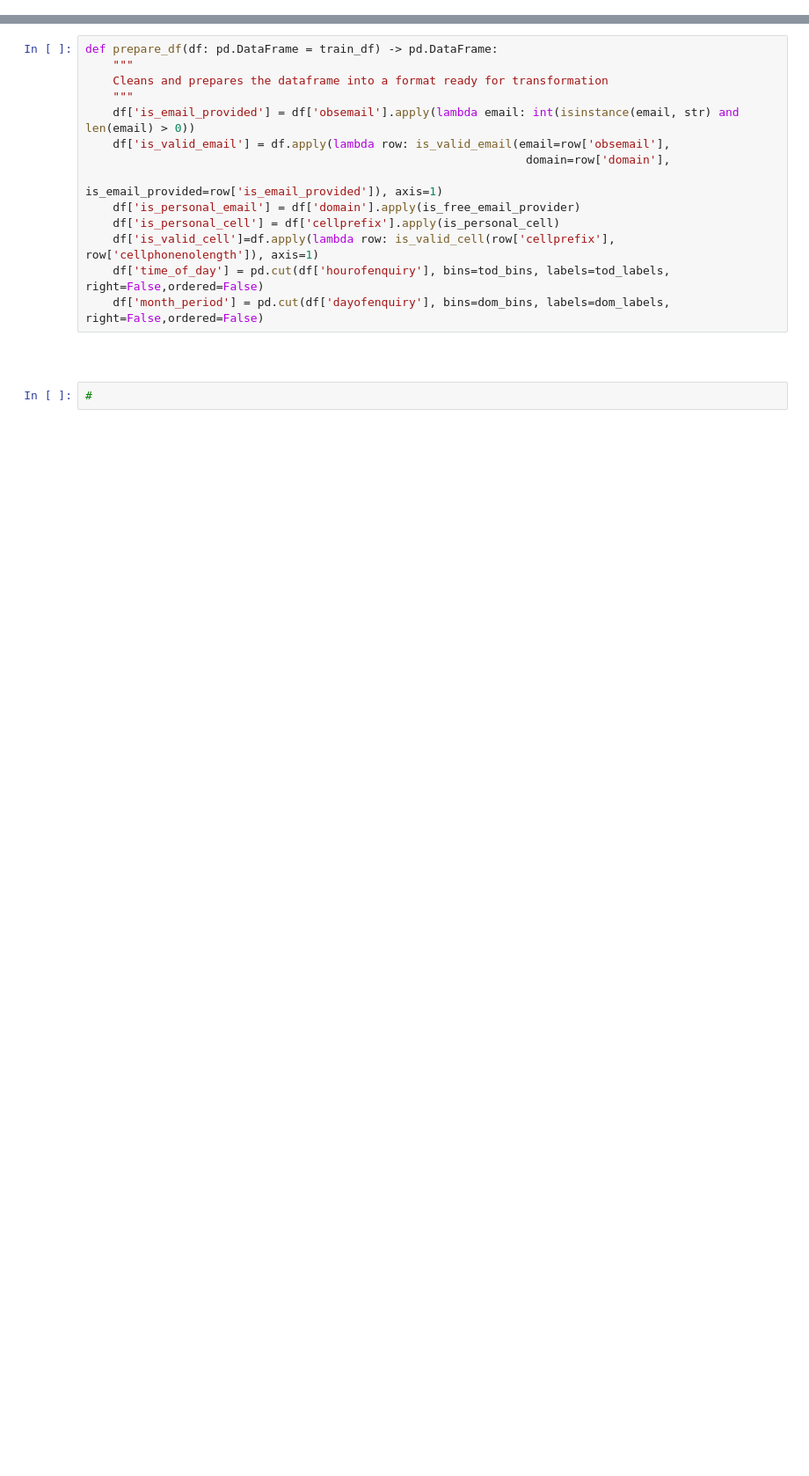
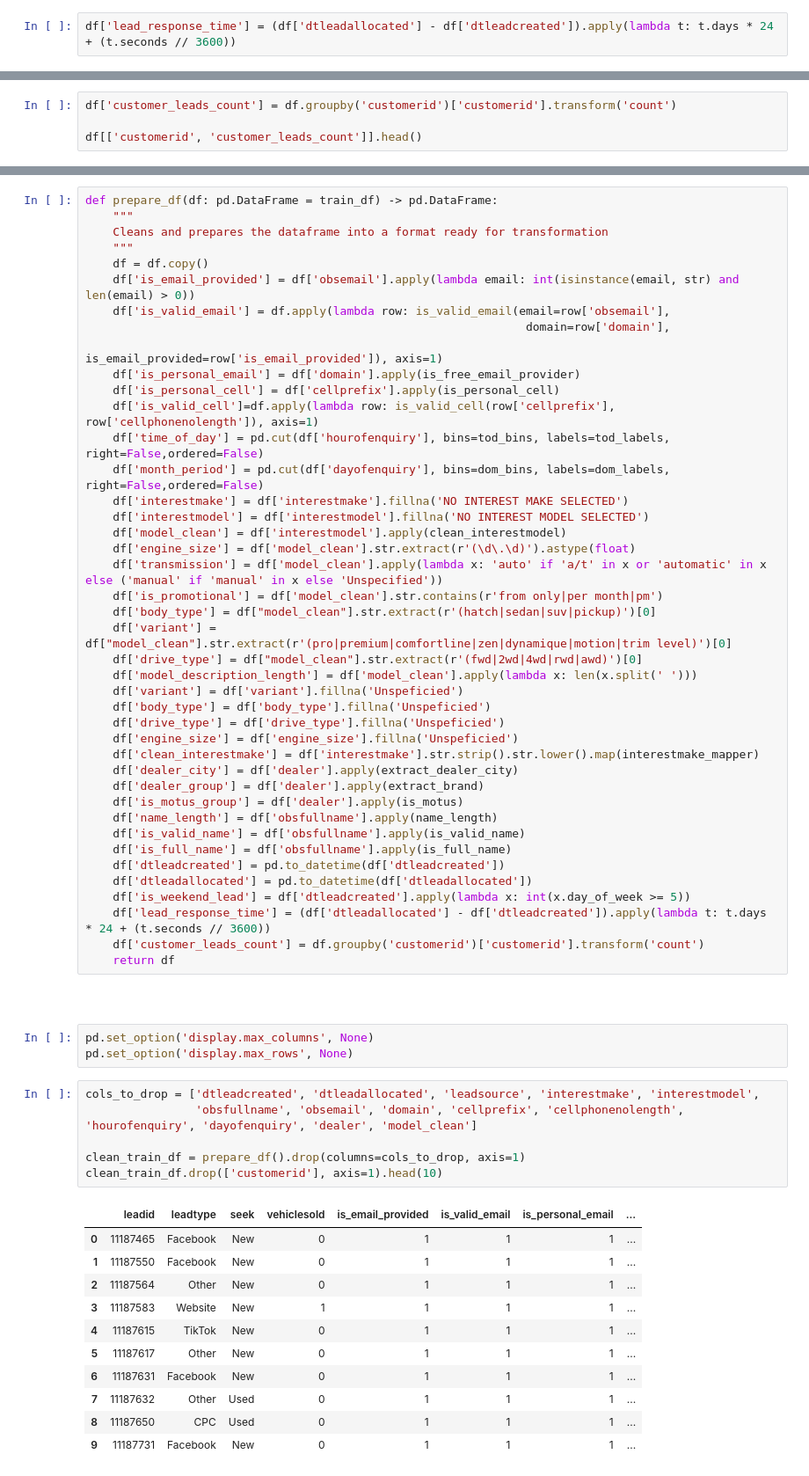
Before and after one commit to RimanaSifiso/mx-hackathon-competition, a Jupyter notebook: notebooks/data-cleaning-and-preparation.ipynb, the cells around one changed output, grey strips where cells are left out. Shown at 88% size. Cells and saved outputs as stored; diff of their text form; blank space fills up the shorter version.

```diff
--- a/notebooks/data-cleaning-and-preparation.ipynb
+++ b/notebooks/data-cleaning-and-preparation.ipynb
@@ -211,0 +350,2 @@ amarok 2.0tdi double cab life
+# %%
+df['lead_response_time'] = (df['dtleadallocated'] - df['dtleadcreated']).apply(lambda t: t.days * 24 + (t.seconds // 3600))
@@ -211,0 +370,4 @@ amarok 2.0tdi double cab life
+# %%
+df['customer_leads_count'] = df.groupby('customerid')['customerid'].transform('count')
+
+df[['customerid', 'customer_leads_count']].head()
@@ -216,6 +385,7 @@ def prepare_df(df: pd.DataFrame = train_df) -> pd.DataFrame:
     """
     Cleans and prepares the dataframe into a format ready for transformation
     """
+    df = df.copy()
     df['is_email_provided'] = df['obsemail'].apply(lambda email: int(isinstance(email, str) and len(email) > 0))
     df['is_valid_email'] = df.apply(lambda row: is_valid_email(email=row['obsemail'],
                                                                 domain=row['domain'],
@@ -225,7 +395,53 @@ def prepare_df(df: pd.DataFrame = train_df) -> pd.DataFrame:
     df['is_valid_cell']=df.apply(lambda row: is_valid_cell(row['cellprefix'], row['cellphonenolength']), axis=1)
     df['time_of_day'] = pd.cut(df['hourofenquiry'], bins=tod_bins, labels=tod_labels, right=False,ordered=False)
     df['month_period'] = pd.cut(df['dayofenquiry'], bins=dom_bins, labels=dom_labels, right=False,ordered=False)
+    df['interestmake'] = df['interestmake'].fillna('NO INTEREST MAKE SELECTED')
+    df['interestmodel'] = df['interestmodel'].fillna('NO INTEREST MODEL SELECTED')
+    df['model_clean'] = df['interestmodel'].apply(clean_interestmodel)
+    df['engine_size'] = df['model_clean'].str.extract(r'(\d\.\d)').astype(float)
+    df['transmission'] = df['model_clean'].apply(lambda x: 'auto' if 'a/t' in x or 'automatic' in x else ('manual' if 'manual' in x else 'Unspecified'))
+    df['is_promotional'] = df['model_clean'].str.contains(r'from only|per month|pm')
+    df['body_type'] = df["model_clean"].str.extract(r'(hatch|sedan|suv|pickup)')[0]
+    df['variant'] = df["model_clean"].str.extract(r'(pro|premium|comfortline|zen|dynamique|motion|trim level)')[0]
+    df['drive_type'] = df["model_clean"].str.extract(r'(fwd|2wd|4wd|rwd|awd)')[0]
+    df['model_description_length'] = df['model_clean'].apply(lambda x: len(x.split(' ')))
+    df['variant'] = df['variant'].fillna('Unspeficied')
+    df['body_type'] = df['body_type'].fillna('Unspeficied')
+    df['drive_type'] = df['drive_type'].fillna('Unspeficied')
+    df['engine_size'] = df['engine_size'].fillna('Unspeficied')
+    df['clean_interestmake'] = df['interestmake'].str.strip().str.lower().map(interestmake_mapper)
+    df['dealer_city'] = df['dealer'].apply(extract_dealer_city)
+    df['dealer_group'] = df['dealer'].apply(extract_brand)
+    df['is_motus_group'] = df['dealer'].apply(is_motus)
+    df['name_length'] = df['obsfullname'].apply(name_length)
+    df['is_valid_name'] = df['obsfullname'].apply(is_valid_name)
+    df['is_full_name'] = df['obsfullname'].apply(is_full_name)
+    df['dtleadcreated'] = pd.to_datetime(df['dtleadcreated'])
+    df['dtleadallocated'] = pd.to_datetime(df['dtleadallocated'])
+    df['is_weekend_lead'] = df['dtleadcreated'].apply(lambda x: int(x.day_of_week >= 5))
+    df['lead_response_time'] = (df['dtleadallocated'] - df['dtleadcreated']).apply(lambda t: t.days * 24 + (t.seconds // 3600))
+    df['customer_leads_count'] = df.groupby('customerid')['customerid'].transform('count')
+    return df
 # %% [markdown]
 ##
+# %%
+pd.set_option('display.max_columns', None)
+pd.set_option('display.max_rows', None)
 # %%
-#
+cols_to_drop = ['dtleadcreated', 'dtleadallocated', 'leadsource', 'interestmake', 'interestmodel',
+                'obsfullname', 'obsemail', 'domain', 'cellprefix', 'cellphonenolength', 'hourofenquiry', 'dayofenquiry', 'dealer', 'model_clean']
+
+clean_train_df = prepare_df().drop(columns=cols_to_drop, axis=1)
+clean_train_df.drop(['customerid'], axis=1).head(10)
+# %% [output]
+|  | leadid | leadtype | seek | vehiclesold | is_email_provided | is_valid_email | is_personal_email | ... |
+| 0 | 11187465 | Facebook | New | 0 | 1 | 1 | 1 | ... |
+| 1 | 11187550 | Facebook | New | 0 | 1 | 1 | 1 | ... |
+| 2 | 11187564 | Other | New | 0 | 1 | 1 | 1 | ... |
+| 3 | 11187583 | Website | New | 1 | 1 | 1 | 1 | ... |
+| 4 | 11187615 | TikTok | New | 0 | 1 | 1 | 1 | ... |
+| 5 | 11187617 | Other | New | 0 | 1 | 1 | 1 | ... |
+| 6 | 11187631 | Facebook | New | 0 | 1 | 1 | 1 | ... |
+| 7 | 11187632 | Other | Used | 0 | 1 | 1 | 1 | ... |
+| 8 | 11187650 | CPC | Used | 0 | 1 | 1 | 1 | ... |
+| 9 | 11187731 | Facebook | New | 0 | 1 | 1 | 1 | ... |
```
Also changed, not shown: parts of 26 cells of this notebook, 10 other files.
